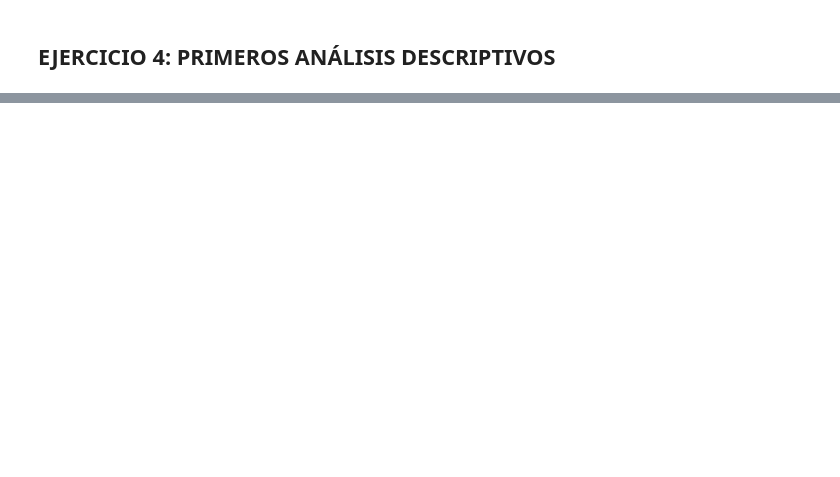
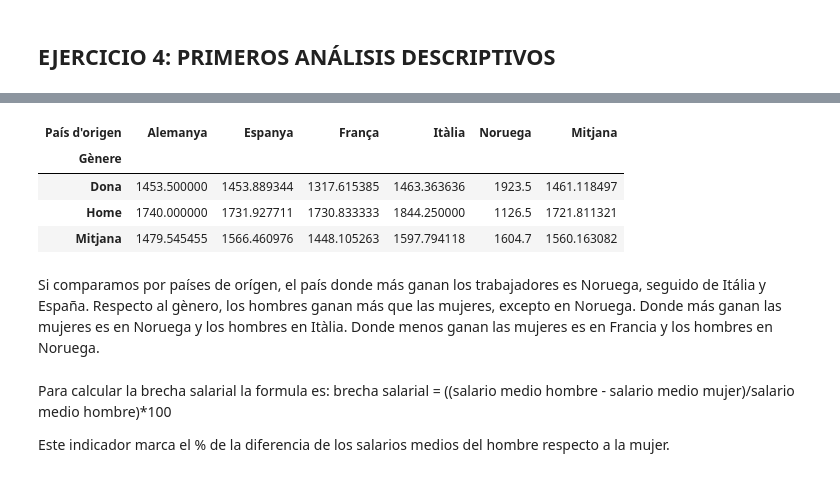
Before and after one commit to noelcarrionmatias/IT_Data, a Jupyter notebook: Especializacion/8_Sprint/ejercicios_s8.ipynb, the cells around one changed output, grey strips where cells are left out. Cells and saved outputs as stored; diff of their text form; code cells hidden in the pictures; blank space fills up the shorter version.

```diff
--- a/Especializacion/8_Sprint/ejercicios_s8.ipynb
+++ b/Especializacion/8_Sprint/ejercicios_s8.ipynb
@@ -1756,0 +1762,25 @@ genere_salari
+# %%
+salario_gene_country = dataset_s8.pivot_table(
+    values='Salari mensual €',
+    index='Gènere',
+    columns="País d'origen",
+    aggfunc='mean',
+    margins=True,
+    margins_name='Mitjana'
+)
+# %%
+salario_gene_country
+# %% [output]
+| País d'origen | Alemanya | Espanya | França | Itàlia | Noruega | Mitjana |
+| Gènere |  |  |  |  |  |  |
+| Dona | 1453.500000 | 1453.889344 | 1317.615385 | 1463.363636 | 1923.5 | 1461.118497 |
+| Home | 1740.000000 | 1731.927711 | 1730.833333 | 1844.250000 | 1126.5 | 1721.811321 |
+| Mitjana | 1479.545455 | 1566.460976 | 1448.105263 | 1597.794118 | 1604.7 | 1560.163082 |
+# %% [markdown]
+Si comparamos por países de orígen, el país donde más ganan los trabajadores es Noruega, seguido de Itália y España. Respecto al gènero, los hombres ganan más que las mujeres, excepto en Noruega.
+Donde más ganan las mujeres es en Noruega y los hombres en Itàlia. Donde menos ganan las mujeres es en Francia y los hombres en Noruega.
+# %% [markdown]
+Para calcular la brecha salarial la formula es:
+brecha salarial = ((salario medio hombre - salario medio mujer)/salario medio hombre)*100
+
+Este indicador marca el % de la diferencia de los salarios medios del hombre respecto a la mujer.
```
Also changed, not shown: parts of 52 cells of this notebook.
